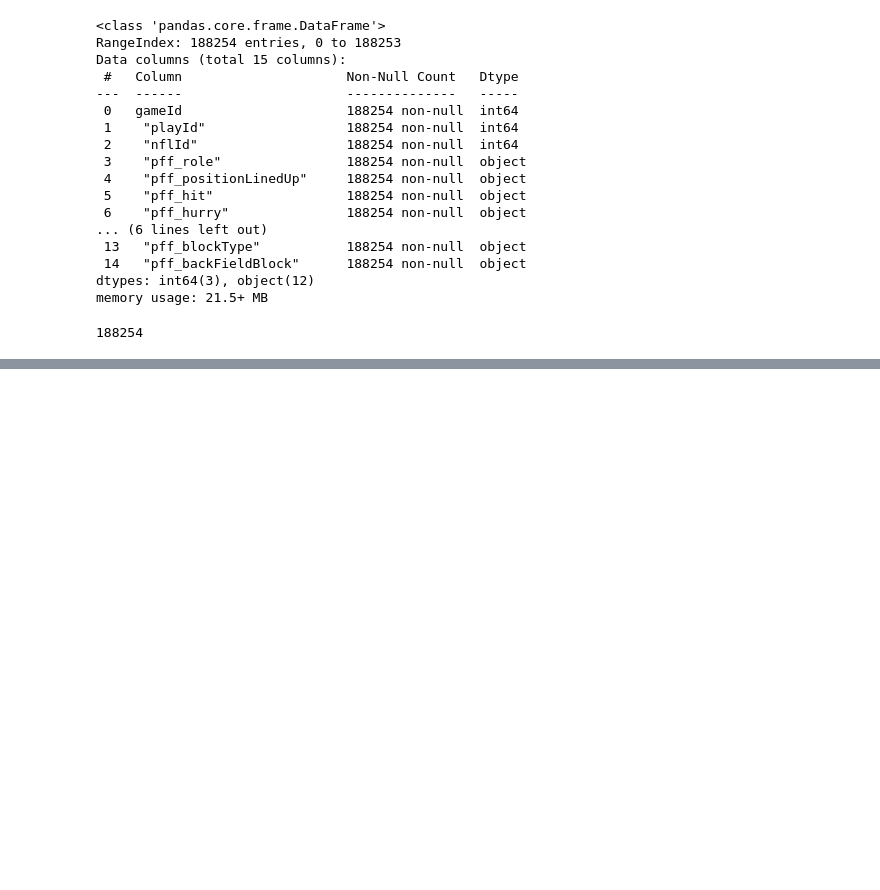
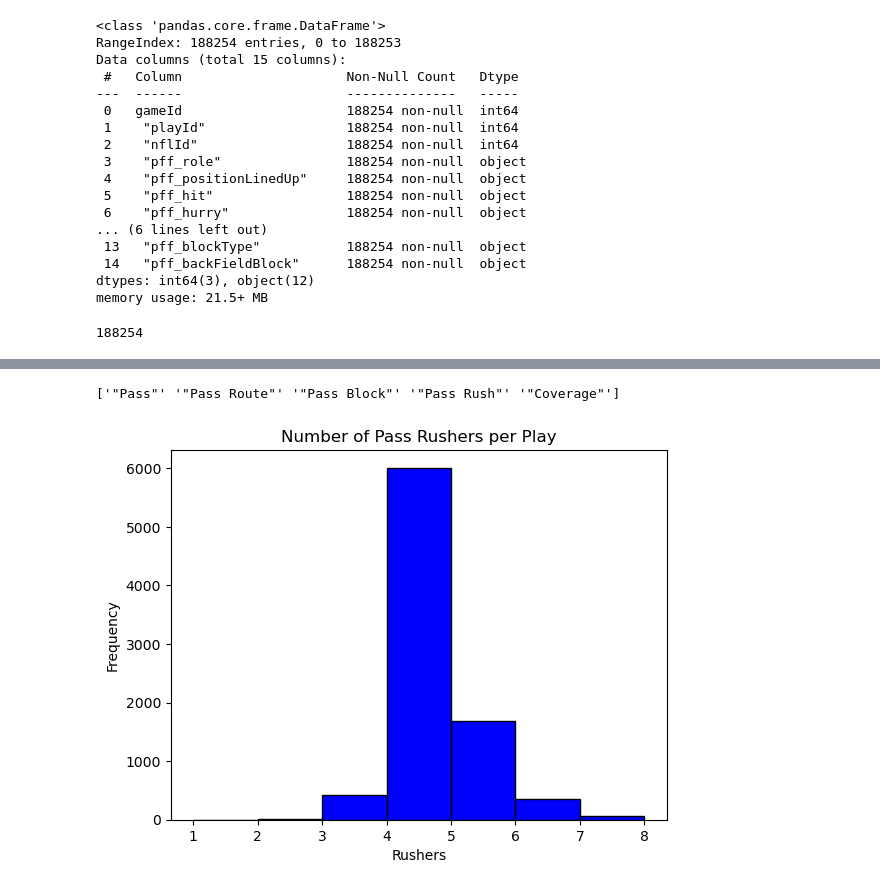
Before and after one commit to mouchatt6/BSA-Football-2026-Gravity-Metrics, a Jupyter notebook: Gravity Metrics EDA/Scouting Data EDA.ipynb, the cells around one changed output, grey strips where cells are left out. Drawn from its saved outputs; the diff is of its cells as text; code cells hidden in the pictures; blank space fills up the shorter version.

```diff
--- a/Gravity Metrics EDA/Scouting Data EDA.ipynb
+++ b/Gravity Metrics EDA/Scouting Data EDA.ipynb
@@ -32,0 +72,22 @@ memory usage: 21.5+ MB
+# %%
+# Pass Rushers per Play
+
+pass_rusher_values = scouting_data["pff_role"].unique()
+print(pass_rusher_values)
+
+rushers_pff = scouting_data[scouting_data["pff_role"] == '"Pass Rush"']
+
+rushers_per_play = (
+    rushers_pff
+    .groupby(["gameId", "playId"])
+    .size()
+)
+
+plt.hist(rushers_per_play, bins=range(1,9), edgecolor='black', color='blue')
+plt.title("Number of Pass Rushers per Play")
+plt.xlabel("Rushers")
+plt.ylabel("Frequency")
+plt.show()
+# %% [output]
+['"Pass"' '"Pass Route"' '"Pass Block"' '"Pass Rush"' '"Coverage"']
+[figure, added]
```
Also changed, not shown: parts of 5 cells of this notebook, 1 other file.
